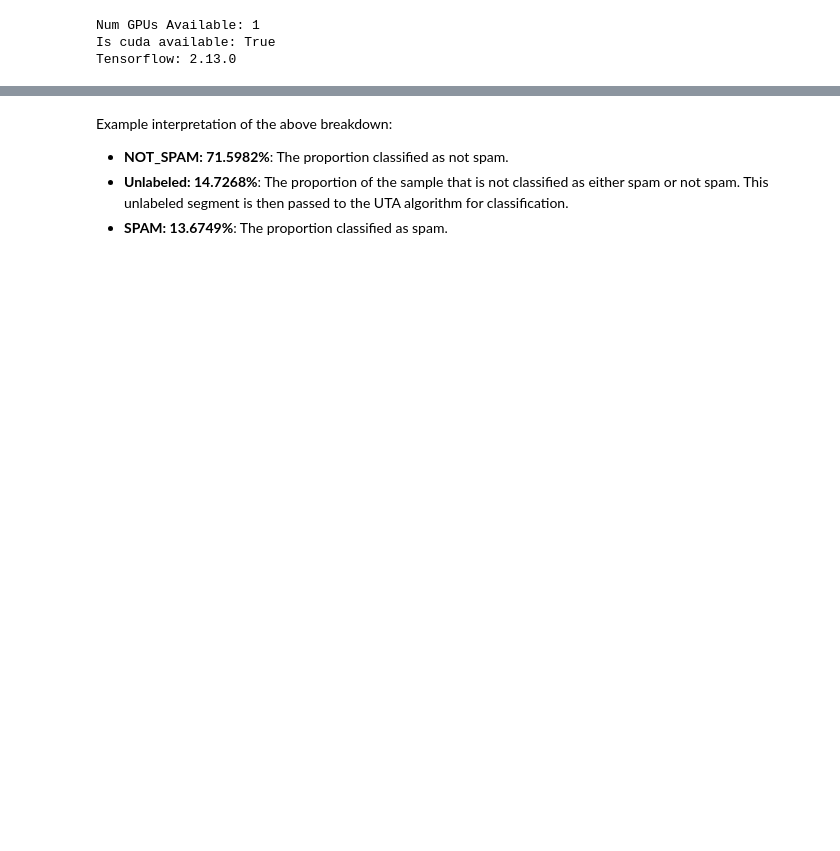
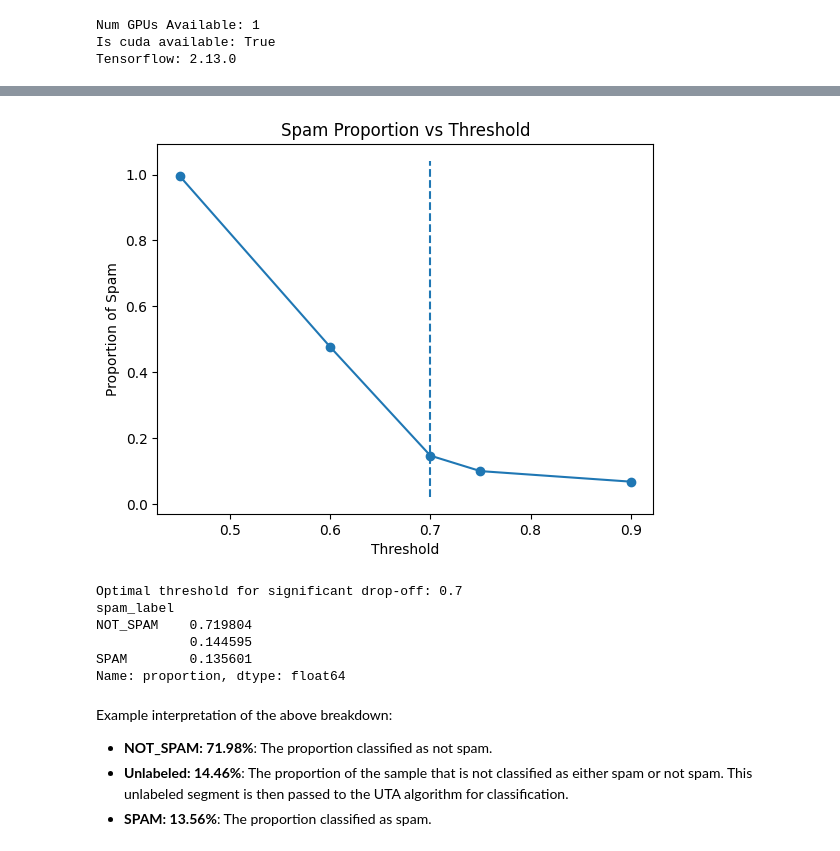
Before and after one commit to joelwk/Chanscope, a Jupyter notebook: notebooks/classification_pipeline.ipynb, the cells around one changed output, grey strips where cells are left out. Drawn from its saved outputs; the diff is of its cells as text; code cells hidden in the pictures; blank space fills up the shorter version.

```diff
--- a/notebooks/classification_pipeline.ipynb
+++ b/notebooks/classification_pipeline.ipynb
@@ -81,6 +32,41 @@ Name: proportion, dtype: float64
+# %%
+import logging
+import pandas as pd
+from utils import fnSampling
+from utils import fnTesting
+from srcs.labeler import DialogDetector, apply_detector
+
+# Configure logging
+logging.basicConfig(level=logging.INFO)
+# Note: The following datasets were sourced using Power Analysis with Alpha 0.05, Power 0.8, Effect 0.01
+# Time stratified sampling was performed by hour
+# The reasoning for these specific parameters can be found in README.md and SPT.ipynb markdown cells
+# Examples are named using the suffix that details its properties (Alpha 0.05, Power 0.8, Effect 0.01)
+
+# Get a random set that was pulled using the Power Analysis
+sample_random_A05P8E01 = fnSampling.get_processed_sample('./data/datasets/TSRS/')
+
+# Copy dataframe loaded above and run threshold analysis
+data = sample_random_A05P8E01.copy()
+params = {
+    'sample_size': [len(data))],
+    'similarity_threshold': [0.45,0.6,0.7,0.75,0.9]
+}
+optimal_threshold, results , summary_table = fnTesting.evaluate_spam_threshold(data, params)
+# Perform clustering and visualize the results
+spam_ratio, dialog_data, similarity_training_data, spam_detector = apply_detector(data, optimal_threshold, int(len(data)/4))
+print(spam_ratio)
+# %% [output]
+[figure, added]
+Optimal threshold for significant drop-off: 0.7
+spam_label
+NOT_SPAM    0.719804
+            0.144595
+SPAM        0.135601
+Name: proportion, dtype: float64
 # %% [markdown]
 Example interpretation of the above breakdown:
-- **NOT_SPAM: 71.5982%**: The proportion classified as not spam.
-- **Unlabeled: 14.7268%**: The proportion of the sample that is not classified as either spam or not spam. This unlabeled segment is then passed to the UTA algorithm for classification.
-- **SPAM: 13.6749%**: The proportion classified as spam.
+- **NOT_SPAM: 71.98%**: The proportion classified as not spam.
+- **Unlabeled: 14.46%**: The proportion of the sample that is not classified as either spam or not spam. This unlabeled segment is then passed to the UTA algorithm for classification.
+- **SPAM: 13.56%**: The proportion classified as spam.
 # %% [markdown]
```
Also changed, not shown: parts of 10 cells of this notebook, 41 other files.
